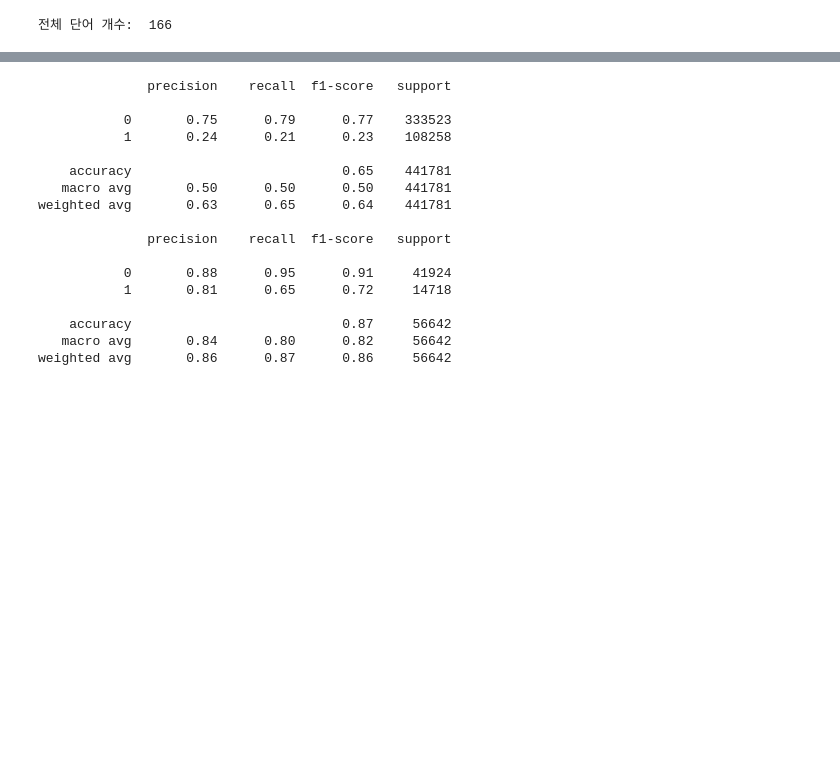
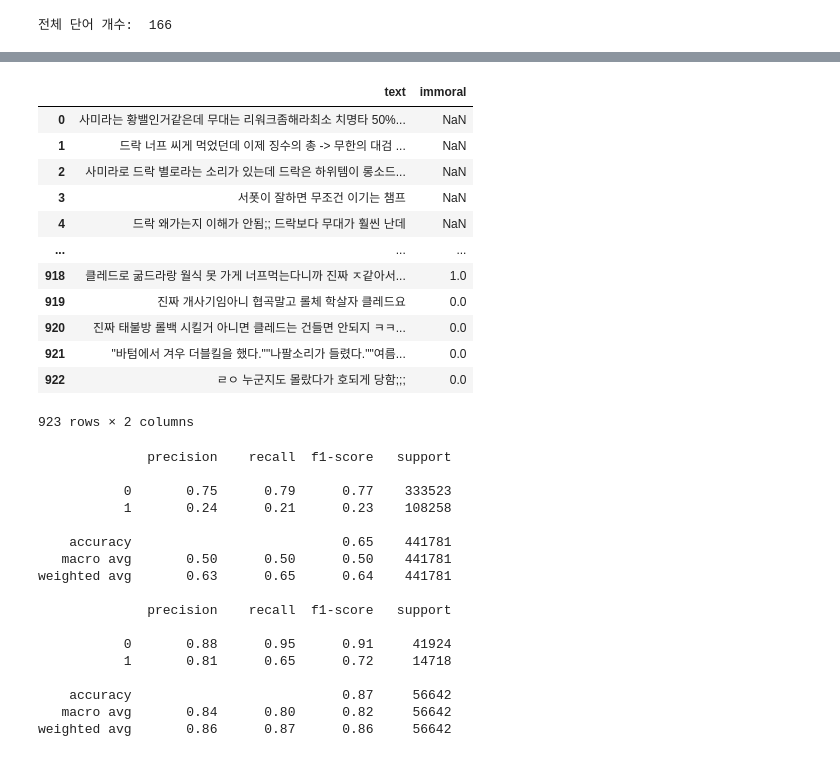
Before and after one commit to minzy213/skkukdt_minzy, a Jupyter notebook: DeepLearning/project.ipynb, the cells around one changed output, grey strips where cells are left out. Saved outputs shown, nothing was run; the diff lists cells and outputs as text; code cells hidden in the pictures; blank space fills up the shorter version.

```diff
--- a/DeepLearning/project.ipynb
+++ b/DeepLearning/project.ipynb
@@ -359,3 +420,19 @@ WARNING: Ignoring invalid distribution -orch (c:\users\user\anaconda3\envs\mzp\l
+# %%
+test_org
+# %% [output]
+|  | text | immoral |
+| 0 | 사미라는 황밸인거같은데 무대는 리워크좀해라최소 치명타 50%... | NaN |
+| 1 | 드락 너프 씨게 먹었던데 이제 징수의 총 -> 무한의 대검 ... | NaN |
+| 2 | 사미라로 드락 별로라는 소리가 있는데 드락은 하위템이 롱소드... | NaN |
+| 3 | 서폿이 잘하면 무조건 이기는 챔프 | NaN |
+| 4 | 드락 왜가는지 이해가 안됨;; 드락보다 무대가 훨씬 난데 | NaN |
+| ... | ... | ... |
+| 918 | 클레드로 굶드라랑 월식 못 가게 너프먹는다니까 진짜 ㅈ같아서... | 1.0 |
+| 919 | 진짜 개사기임아니 협곡말고 롤체 학살자 클레드요 | 0.0 |
+| 920 | 진짜 태불방 롤백 시킬거 아니면 클레드는 건들면 안되지 ㅋㅋ... | 0.0 |
+| 921 | "바텀에서 겨우 더블킬을 했다.""나팔소리가 들렸다.""여름... | 0.0 |
+| 922 | ㄹㅇ 누군지도 몰랐다가 호되게 당함;;; | 0.0 |
+923 rows × 2 columns
 # %%
 from sklearn.metrics import classification_report
 print(classification_report(train_org['immoral'], train_org['pred']))
```
Also changed, not shown: parts of 20 cells of this notebook, 21 other files.
